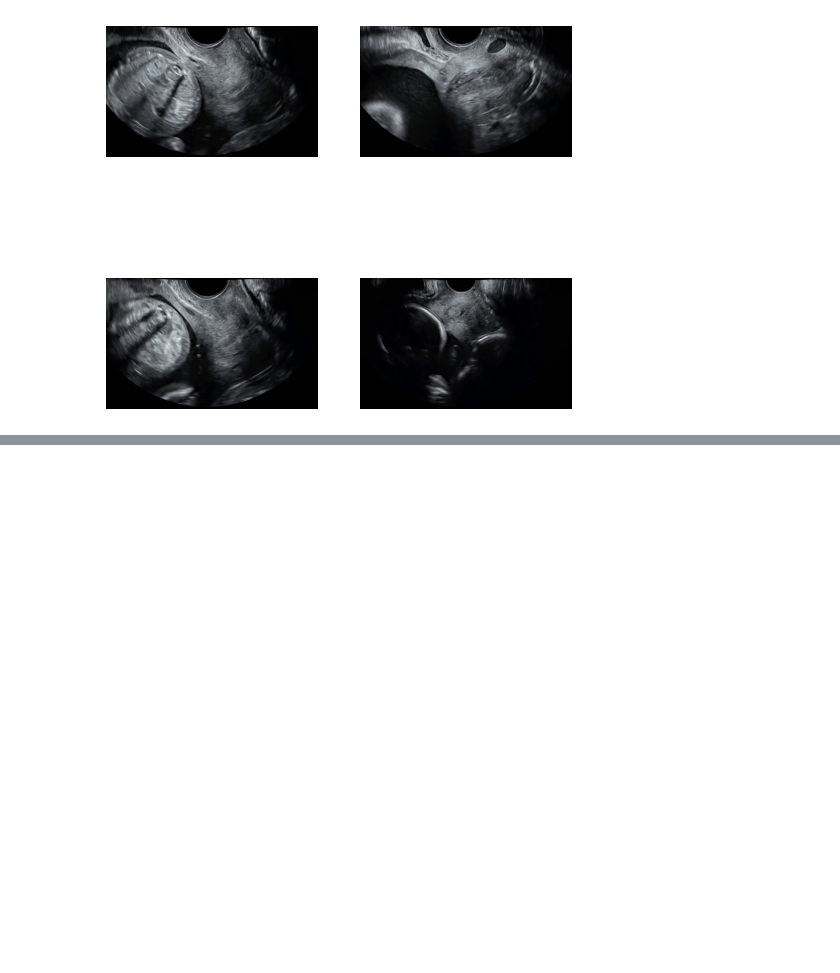
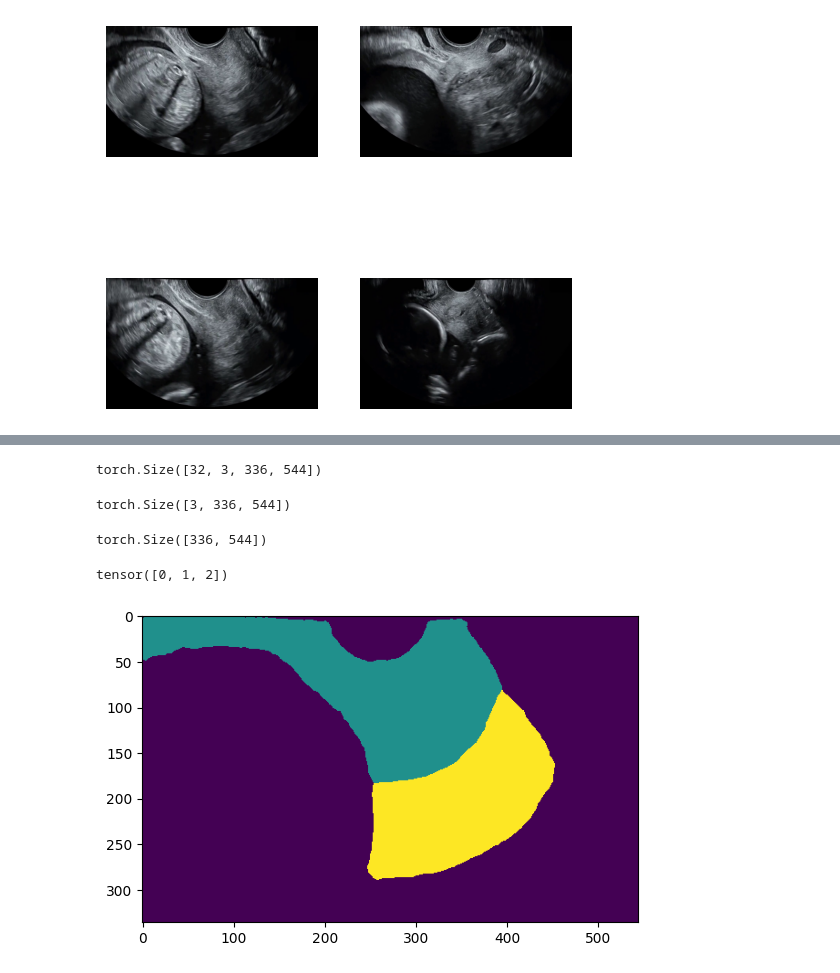
Before and after one commit to bilalcodehub/fetalai, a Jupyter notebook: 01_baseline_model.ipynb, the cells around one changed output, grey strips where cells are left out. Cells and saved outputs as stored; diff of their text form; code cells hidden in the pictures; blank space fills up the shorter version.

Commit message:
inference run for unlabelled dataset

```diff
--- a/01_baseline_model.ipynb
+++ b/01_baseline_model.ipynb
@@ -152,7 +145,7 @@ learn.show_results(max_n=4, figsize=(6,12))
 learn.export('cervical_baseline_model_v1.pkl')  # Save the trained model
 # %%
 dl = learn.dls.test_dl(
-    (Path('dataset/unlabeled_data/images')).ls()
+    (Path('dataset/unlabeled_data/images')).ls()[:32]
 )
 dl.show_batch()
 # %% [output]
@@ -167,0 +157,22 @@ RuntimeError: Exception occured in `GatherPredsCallback` when calling event `aft
+# %%
+preds[0].shape
+# %% [output]
+torch.Size([32, 3, 336, 544])
+# %%
+preds[0][0].shape
+# %% [output]
+torch.Size([3, 336, 544])
+# %%
+pred = preds[0][0].argmax(dim=0)
+# %%
+pred.shape
+# %% [output]
+torch.Size([336, 544])
+# %%
+pred.unique()
+# %% [output]
+tensor([0, 1, 2])
+# %%
+plt.imshow(pred);
+# %% [output]
+[figure, added]
```
Also changed, not shown: parts of 10 cells of this notebook.
